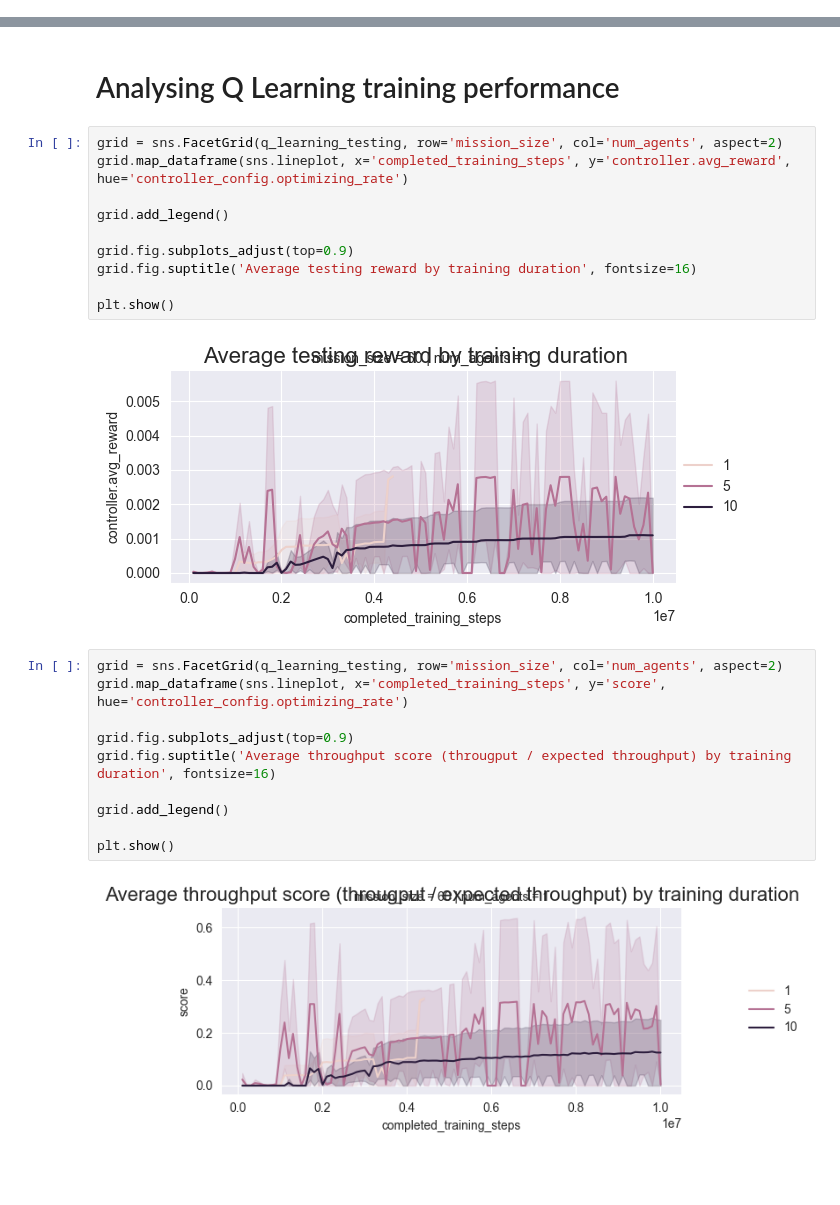
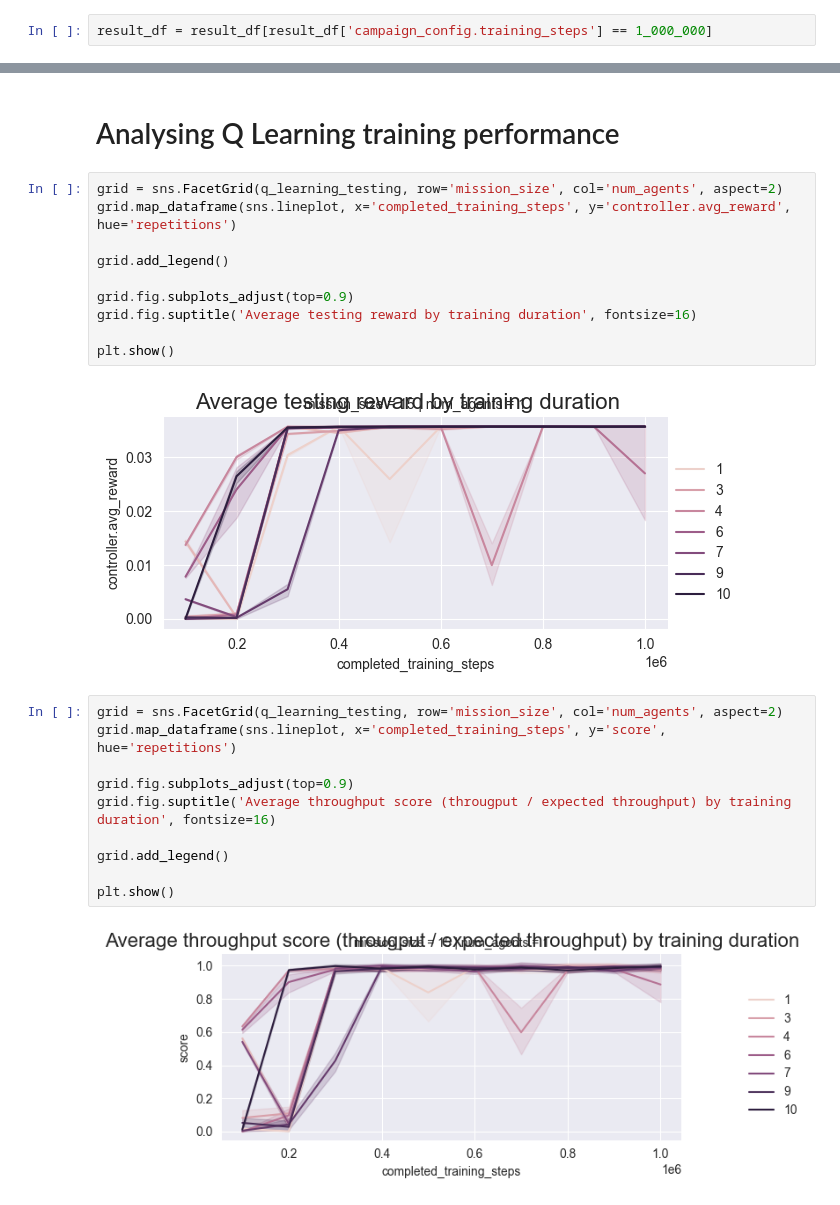
Before and after one commit to Thlamz/gradys-simple-simulation, a Jupyter notebook: analysis/result_analysis.ipynb, the cells around one changed output, grey strips where cells are left out. Cells and saved outputs as stored; diff of their text form; blank space fills up the shorter version.

Commit message:
Enhancing result collection and re-running mission size comparison simulation

```diff
--- a/analysis/result_analysis.ipynb
+++ b/analysis/result_analysis.ipynb
@@ -51,25 +51,27 @@ with warnings.catch_warnings():
     result_df['mission_size'] = pd.to_numeric(result_df['mission_size'])
     result_df['num_agents'] = pd.to_numeric(result_df['num_agents'])
     result_df['score'] = result_df['avg_throughput'] / result_df['expected_throughput']
+# %%
+result_df = result_df[result_df['campaign_config.training_steps'] == 1_000_000]
 # %%
 q_learning_testing = result_df[~result_df['training']]
 # %% [markdown]
 # Analysing Q Learning training performance
 # %%
 grid = sns.FacetGrid(q_learning_testing, row='mission_size', col='num_agents', aspect=2)
-grid.map_dataframe(sns.lineplot, x='completed_training_steps', y='controller.avg_reward', hue='controller_config.optimizing_rate')
+grid.map_dataframe(sns.lineplot, x='completed_training_steps', y='controller.avg_reward', hue='repetitions')
 
 grid.add_legend()
 
 grid.fig.subplots_adjust(top=0.9)
 grid.fig.suptitle('Average testing reward by training duration', fontsize=16)
 
 plt.show()
 # %% [output]
-[figure, old version]
+[figure, new version]
 # %%
 grid = sns.FacetGrid(q_learning_testing, row='mission_size', col='num_agents', aspect=2)
-grid.map_dataframe(sns.lineplot, x='completed_training_steps', y='score', hue='controller_config.optimizing_rate')
+grid.map_dataframe(sns.lineplot, x='completed_training_steps', y='score', hue='repetitions')
 
 grid.fig.subplots_adjust(top=0.9)
 grid.fig.suptitle('Average throughput score (througput / expected throughput) by training duration', fontsize=16)
@@ -78,4 +80,4 @@ grid.add_legend()
 
 plt.show()
 # %% [output]
-[figure, old version]
+[figure, new version]
```
Also changed, not shown: parts of 7 cells of this notebook, 2 other files.
